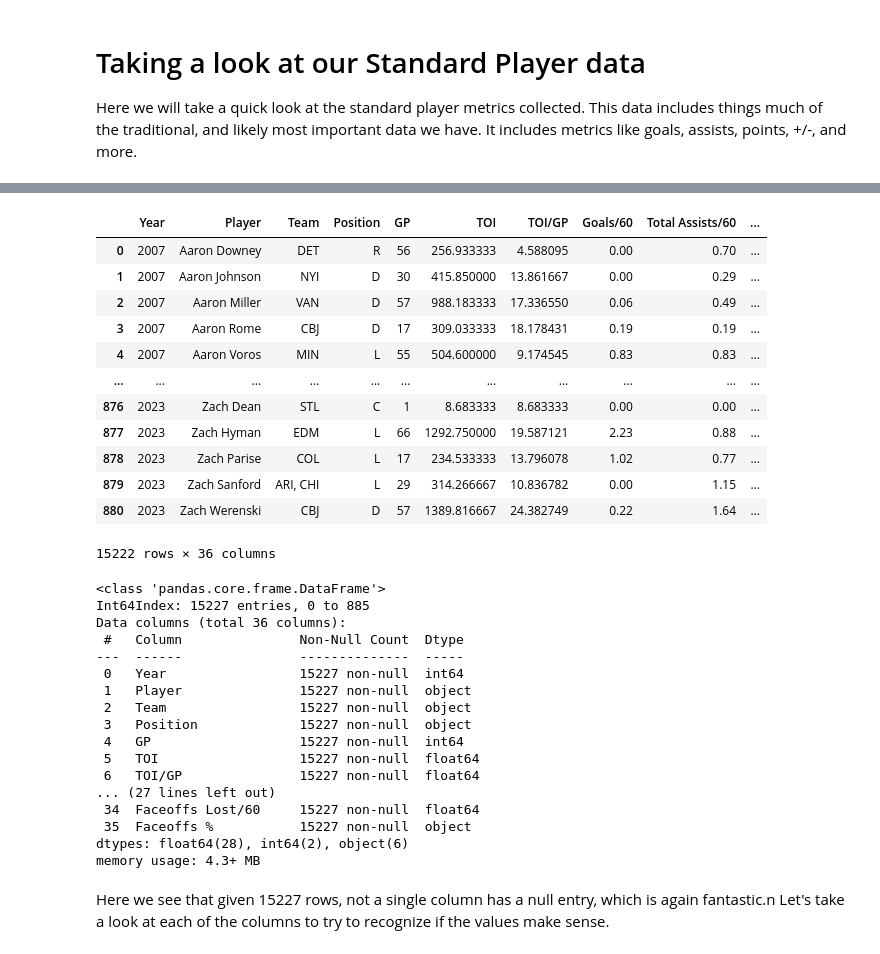
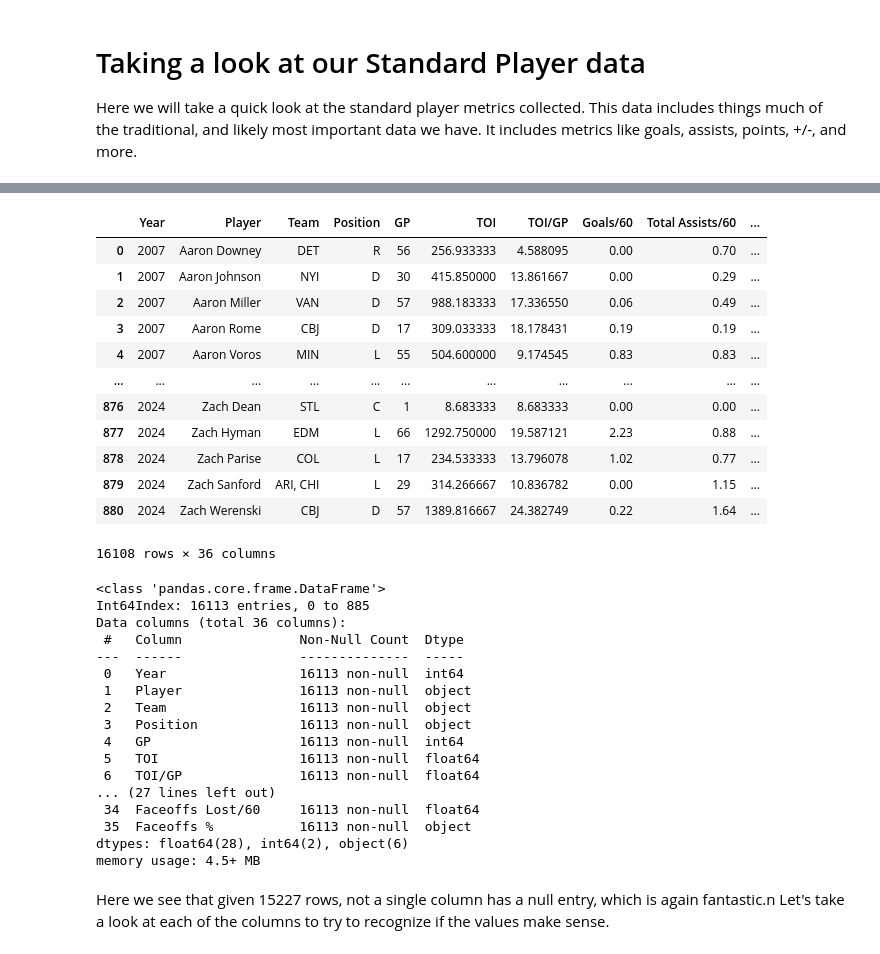
Before and after one commit to MichaelKuby/CMPT733_CapstoneProject_NHLPlayerValue, a Jupyter notebook: Hockey_Salary_Research/Script/3_EntityResolution/02_standard_data_clean.ipynb, the cells around one changed output, grey strips where cells are left out. Drawn from its saved outputs; the diff is of its cells as text; code cells hidden in the pictures.

```diff
--- a/Hockey_Salary_Research/Script/3_EntityResolution/02_standard_data_clean.ipynb
+++ b/Hockey_Salary_Research/Script/3_EntityResolution/02_standard_data_clean.ipynb
@@ -13,51 +13,51 @@ from dataprep.eda import plot
 # %%
 # Load bio data from directory "../../Data/NHL_PlayerData_NatrualStatTrick/oi" using pandas dataframe
 
 directory = "../../Data/NHL_PlayerData_NaturalStatTrick/std"
 
 std_df = pd.DataFrame()
 
-for year in range(2007, 2024):
+for year in range(2007, 2025):
     filename = f'regSeason_allStrengths_allScores_std_{year}.csv'
     df = pd.read_csv(f'{directory}/{filename}')
     # Concatenate dataframes with bio_df
     std_df = pd.concat([std_df, df])
 
 std_df.head(-5)
 # %% [output]
 |  | Year | Player | Team | Position | GP | TOI | TOI/GP | Goals/60 | Total Assists/60 | ... |
 | 0 | 2007 | Aaron Downey | DET | R | 56 | 256.933333 | 4.588095 | 0.00 | 0.70 | ... |
 | 1 | 2007 | Aaron Johnson | NYI | D | 30 | 415.850000 | 13.861667 | 0.00 | 0.29 | ... |
 | 2 | 2007 | Aaron Miller | VAN | D | 57 | 988.183333 | 17.336550 | 0.06 | 0.49 | ... |
 | 3 | 2007 | Aaron Rome | CBJ | D | 17 | 309.033333 | 18.178431 | 0.19 | 0.19 | ... |
 | 4 | 2007 | Aaron Voros | MIN | L | 55 | 504.600000 | 9.174545 | 0.83 | 0.83 | ... |
 | ... | ... | ... | ... | ... | ... | ... | ... | ... | ... | ... |
-| 876 | 2023 | Zach Dean | STL | C | 1 | 8.683333 | 8.683333 | 0.00 | 0.00 | ... |
-| 877 | 2023 | Zach Hyman | EDM | L | 66 | 1292.750000 | 19.587121 | 2.23 | 0.88 | ... |
-| 878 | 2023 | Zach Parise | COL | L | 17 | 234.533333 | 13.796078 | 1.02 | 0.77 | ... |
-| 879 | 2023 | Zach Sanford | ARI, CHI | L | 29 | 314.266667 | 10.836782 | 0.00 | 1.15 | ... |
-| 880 | 2023 | Zach Werenski | CBJ | D | 57 | 1389.816667 | 24.382749 | 0.22 | 1.64 | ... |
+| 876 | 2024 | Zach Dean | STL | C | 1 | 8.683333 | 8.683333 | 0.00 | 0.00 | ... |
+| 877 | 2024 | Zach Hyman | EDM | L | 66 | 1292.750000 | 19.587121 | 2.23 | 0.88 | ... |
+| 878 | 2024 | Zach Parise | COL | L | 17 | 234.533333 | 13.796078 | 1.02 | 0.77 | ... |
+| 879 | 2024 | Zach Sanford | ARI, CHI | L | 29 | 314.266667 | 10.836782 | 0.00 | 1.15 | ... |
+| 880 | 2024 | Zach Werenski | CBJ | D | 57 | 1389.816667 | 24.382749 | 0.22 | 1.64 | ... |
-15222 rows × 36 columns
+16108 rows × 36 columns
 # %%
 std_df.info()
 # %% [output]
 <class 'pandas.core.frame.DataFrame'>
-Int64Index: 15227 entries, 0 to 885
+Int64Index: 16113 entries, 0 to 885
 Data columns (total 36 columns):
  #   Column               Non-Null Count  Dtype
 ---  ------               --------------  -----
- 0   Year                 15227 non-null  int64
- 1   Player               15227 non-null  object
- 2   Team                 15227 non-null  object
- 3   Position             15227 non-null  object
- 4   GP                   15227 non-null  int64
- 5   TOI                  15227 non-null  float64
- 6   TOI/GP               15227 non-null  float64
+ 0   Year                 16113 non-null  int64
+ 1   Player               16113 non-null  object
+ 2   Team                 16113 non-null  object
+ 3   Position             16113 non-null  object
+ 4   GP                   16113 non-null  int64
+ 5   TOI                  16113 non-null  float64
+ 6   TOI/GP               16113 non-null  float64
 ... (27 lines left out)
- 34  Faceoffs Lost/60     15227 non-null  float64
- 35  Faceoffs %           15227 non-null  object
+ 34  Faceoffs Lost/60     16113 non-null  float64
+ 35  Faceoffs %           16113 non-null  object
 dtypes: float64(28), int64(2), object(6)
-memory usage: 4.3+ MB
+memory usage: 4.5+ MB
 # %% [markdown]
 Here we see that given 15227 rows, not a single column has a null entry, which is again fantastic.n Let's take a look at each of the columns to try to recognize if the values make sense.
 # %%
```
Also changed, not shown: parts of 2 cells of this notebook, 1 other file.
